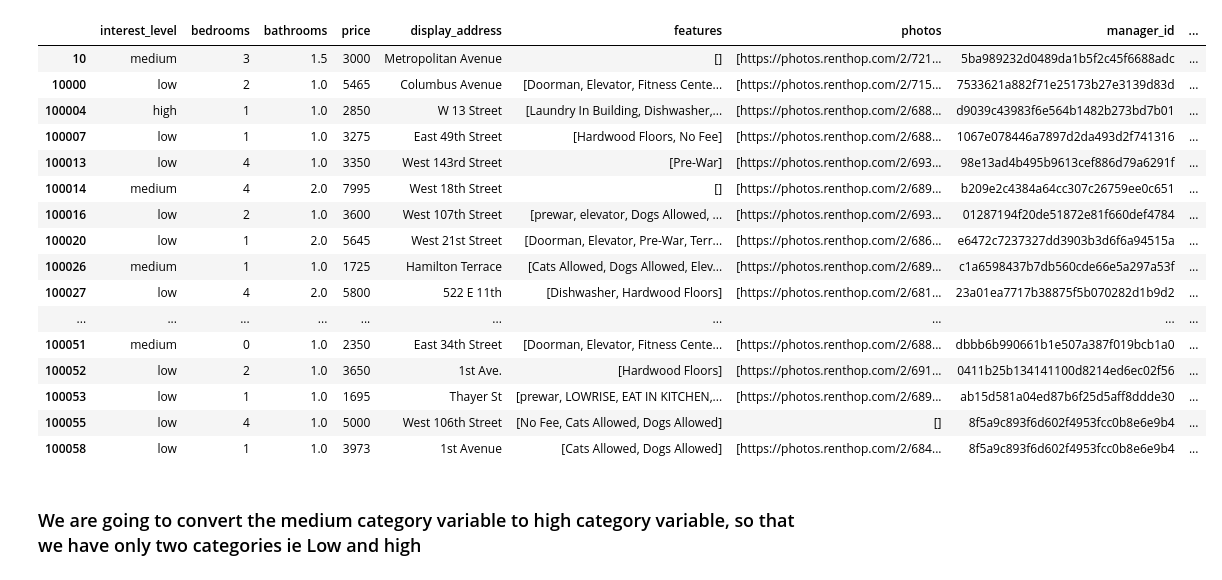
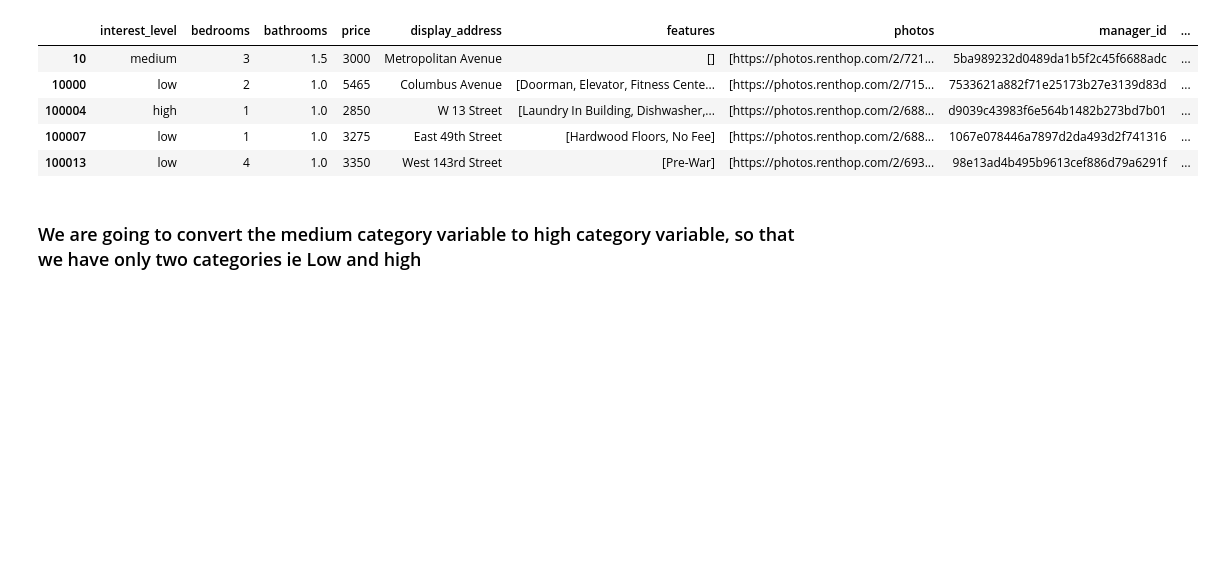
Before and after one commit to SidhantAB/Springboard-data-science-intensive-Capstone-project, a Jupyter notebook: Algorithms and models.ipynb, the cells around one changed output. Saved outputs shown, nothing was run; the diff lists cells and outputs as text; code cells hidden in the pictures; blank space fills up the shorter version.

```diff
--- a/Algorithms and models.ipynb
+++ b/Algorithms and models.ipynb
@@ -36,25 +40,14 @@ levels=['interest_level','bedrooms','bathrooms','price','display_address','featu
 # %%
 level1=data[levels]
 # %%
-level1.head(20)
+level1.head(5)
 # %% [output]
 |  | interest_level | bedrooms | bathrooms | price | display_address | features | photos | manager_id | ... |
 | 10 | medium | 3 | 1.5 | 3000 | Metropolitan Avenue | [] | [https://photos.renthop.com/2/721... | 5ba989232d0489da1b5f2c45f6688adc | ... |
 | 10000 | low | 2 | 1.0 | 5465 | Columbus Avenue | [Doorman, Elevator, Fitness Cente... | [https://photos.renthop.com/2/715... | 7533621a882f71e25173b27e3139d83d | ... |
 | 100004 | high | 1 | 1.0 | 2850 | W 13 Street | [Laundry In Building, Dishwasher,... | [https://photos.renthop.com/2/688... | d9039c43983f6e564b1482b273bd7b01 | ... |
 | 100007 | low | 1 | 1.0 | 3275 | East 49th Street | [Hardwood Floors, No Fee] | [https://photos.renthop.com/2/688... | 1067e078446a7897d2da493d2f741316 | ... |
 | 100013 | low | 4 | 1.0 | 3350 | West 143rd Street | [Pre-War] | [https://photos.renthop.com/2/693... | 98e13ad4b495b9613cef886d79a6291f | ... |
-| 100014 | medium | 4 | 2.0 | 7995 | West 18th Street | [] | [https://photos.renthop.com/2/689... | b209e2c4384a64cc307c26759ee0c651 | ... |
-| 100016 | low | 2 | 1.0 | 3600 | West 107th Street | [prewar, elevator, Dogs Allowed, ... | [https://photos.renthop.com/2/693... | 01287194f20de51872e81f660def4784 | ... |
-| 100020 | low | 1 | 2.0 | 5645 | West 21st Street | [Doorman, Elevator, Pre-War, Terr... | [https://photos.renthop.com/2/686... | e6472c7237327dd3903b3d6f6a94515a | ... |
-| 100026 | medium | 1 | 1.0 | 1725 | Hamilton Terrace | [Cats Allowed, Dogs Allowed, Elev... | [https://photos.renthop.com/2/689... | c1a6598437b7db560cde66e5a297a53f | ... |
-| 100027 | low | 4 | 2.0 | 5800 | 522 E 11th | [Dishwasher, Hardwood Floors] | [https://photos.renthop.com/2/681... | 23a01ea7717b38875f5b070282d1b9d2 | ... |
-| ... | ... | ... | ... | ... | ... | ... | ... | ... | ... |
-| 100051 | medium | 0 | 1.0 | 2350 | East 34th Street | [Doorman, Elevator, Fitness Cente... | [https://photos.renthop.com/2/688... | dbbb6b990661b1e507a387f019bcb1a0 | ... |
-| 100052 | low | 2 | 1.0 | 3650 | 1st Ave. | [Hardwood Floors] | [https://photos.renthop.com/2/691... | 0411b25b134141100d8214ed6ec02f56 | ... |
-| 100053 | low | 1 | 1.0 | 1695 | Thayer St | [prewar, LOWRISE, EAT IN KITCHEN,... | [https://photos.renthop.com/2/689... | ab15d581a04ed87b6f25d5aff8ddde30 | ... |
-| 100055 | low | 4 | 1.0 | 5000 | West 106th Street | [No Fee, Cats Allowed, Dogs Allowed] | [] | 8f5a9c893f6d602f4953fcc0b8e6e9b4 | ... |
-| 100058 | low | 1 | 1.0 | 3973 | 1st Avenue | [Cats Allowed, Dogs Allowed] | [https://photos.renthop.com/2/684... | 8f5a9c893f6d602f4953fcc0b8e6e9b4 | ... |
 # %% [markdown]
 ### We are going to convert the medium category variable to high category variable, so that we have only two categories ie Low and high
 # %%
```
Also changed, not shown: parts of 89 cells of this notebook.
